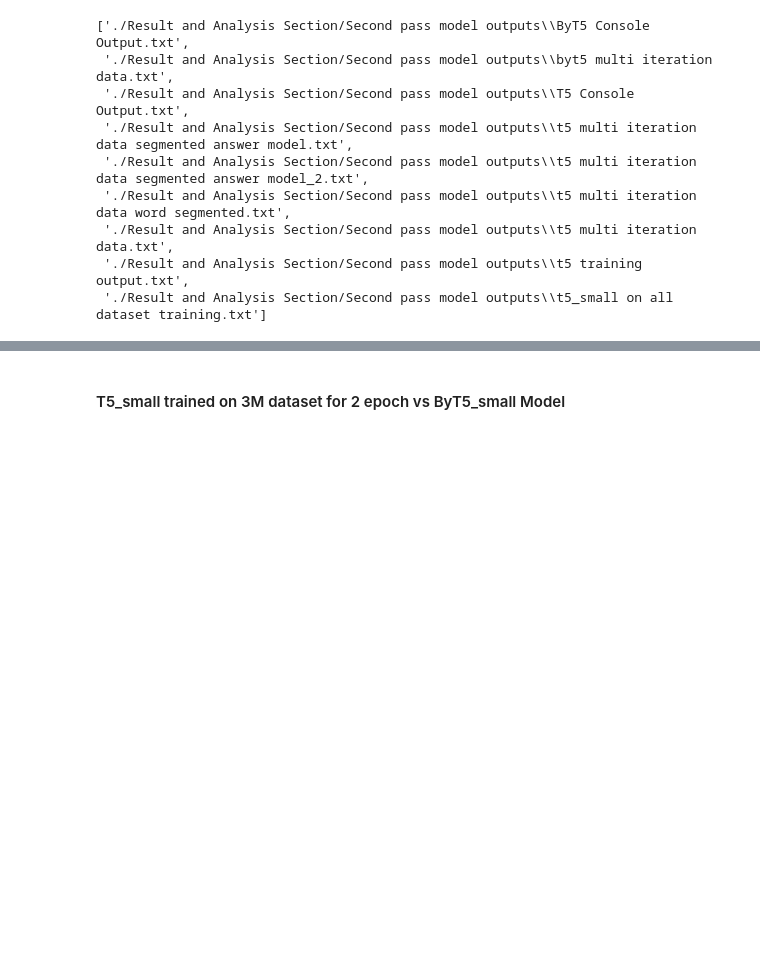
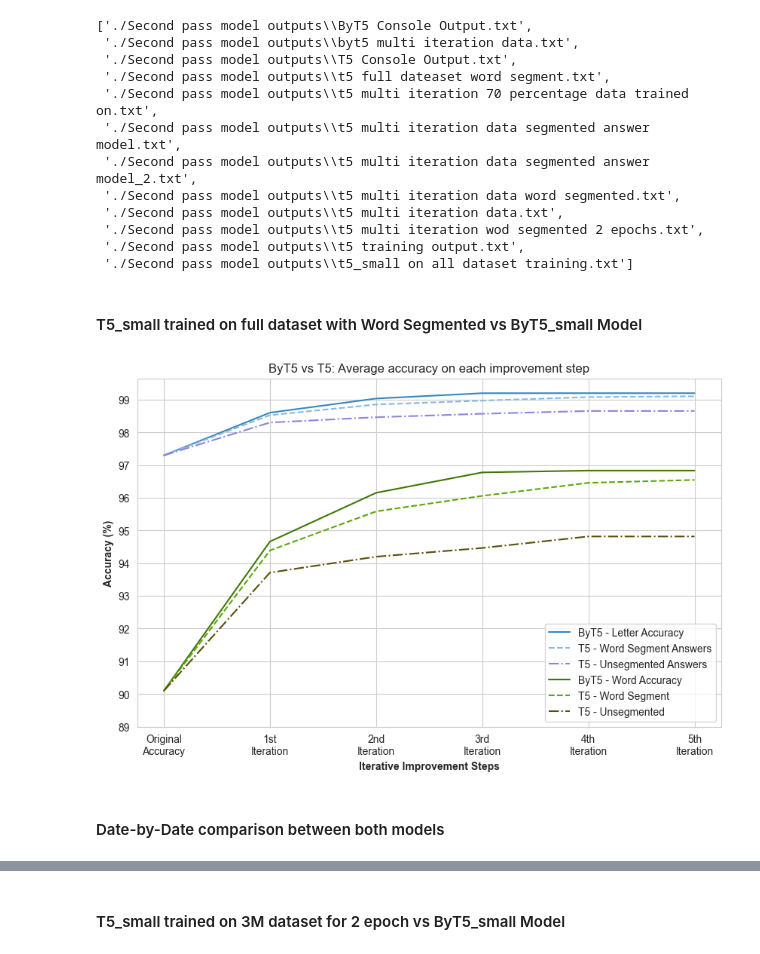
Before and after one commit to kaledai069/Crossword-Solver, a Jupyter notebook: Result and Analysis Section/Second pass model output graphical analysis.ipynb, the cells around one changed output, grey strips where cells are left out. Cells and saved outputs as stored; diff of their text form; code cells hidden in the pictures; blank space fills up the shorter version.

Commit message:
daily analysis and result report

```diff
--- a/Result and Analysis Section/Second pass model output graphical analysis.ipynb
+++ b/Result and Analysis Section/Second pass model output graphical analysis.ipynb
@@ -12,15 +12,18 @@ os.chdir(r"C:\Users\parzi\OneDrive - Tribhuvan University\Desktop\Major Project\
 # %%
-glob.glob('./Result and Analysis Section/Second pass model outputs/*.txt')
+glob.glob('./Second pass model outputs/*.txt')
 # %% [output]
-['./Result and Analysis Section/Second pass model outputs\\ByT5 Console Output.txt',
- './Result and Analysis Section/Second pass model outputs\\byt5 multi iteration data.txt',
- './Result and Analysis Section/Second pass model outputs\\T5 Console Output.txt',
- './Result and Analysis Section/Second pass model outputs\\t5 multi iteration data segmented answer model.txt',
- './Result and Analysis Section/Second pass model outputs\\t5 multi iteration data segmented answer model_2.txt',
- './Result and Analysis Section/Second pass model outputs\\t5 multi iteration data word segmented.txt',
- './Result and Analysis Section/Second pass model outputs\\t5 multi iteration data.txt',
- './Result and Analysis Section/Second pass model outputs\\t5 training output.txt',
- './Result and Analysis Section/Second pass model outputs\\t5_small on all dataset training.txt']
+['./Second pass model outputs\\ByT5 Console Output.txt',
+ './Second pass model outputs\\byt5 multi iteration data.txt',
+ './Second pass model outputs\\T5 Console Output.txt',
+ './Second pass model outputs\\t5 full dateaset word segment.txt',
+ './Second pass model outputs\\t5 multi iteration 70 percentage data trained on.txt',
+ './Second pass model outputs\\t5 multi iteration data segmented answer model.txt',
+ './Second pass model outputs\\t5 multi iteration data segmented answer model_2.txt',
+ './Second pass model outputs\\t5 multi iteration data word segmented.txt',
+ './Second pass model outputs\\t5 multi iteration data.txt',
+ './Second pass model outputs\\t5 multi iteration wod segmented 2 epochs.txt',
+ './Second pass model outputs\\t5 training output.txt',
+ './Second pass model outputs\\t5_small on all dataset training.txt']
 # %%
 def extract_float(input_string):
     pattern = r"\d+\.\d+"
@@ -61,11 +64,19 @@ def get_mean_data(F_NAME):
         if len(value['Letter II']) > max_length:
             max_length = len(value['Letter II'])
 
+    # cause the maximum with the ByT5 is 5 so
+#     max_length = 5
+
     # extending all the letter and word accuracy float values to the maxm length
     for key, value in data_dict.items():
         if len(value['Letter II']) < max_length:
-            last_lett_accu = value['Letter II'][-1]
-            last_word_accu = value['Word II'][-1]
+            if len(value['Letter II']) == 0:
+                last_lett_accu = value['Before Letter Accuracy']
+                last_word_accu = value['Before Word Accuracy']
+            else:
+                last_lett_accu = value['Letter II'][-1]
+                last_word_accu = value['Word II'][-1]
+
             for i in range(max_length - len(value['Letter II'])):
                 data_dict[key]['Letter II'].append(last_lett_accu)
                 data_dict[key]['Word II'].append(last_word_accu)
@@ -87,4 +98,37 @@ def get_mean_data(F_NAME):
     avg_letter_accu = np.mean(all_letter_accu, axis = 0)
     avg_word_accu = np.mean(all_word_accu, axis = 0)
 
-    return avg_letter_accu, avg_word_accu
+    return avg_letter_accu, avg_word_accu, data_dict
+# %% [markdown]
+#### T5_small trained on full dataset with Word Segmented vs ByT5_small Model
+# %%
+byt5_letter_list, byt5_word_list, _ = get_mean_data("./Second pass model outputs/byt5 multi iteration data.txt")
+t5_letter_list, t5_word_list, _ = get_mean_data("./Second pass model outputs/t5 multi iteration wod segmented 2 epochs.txt")
+t5_letter_list_1, t5_word_list_1, _ = get_mean_data("./Second pass model outputs/t5 multi iteration data.txt")
+# %%
+# BYT5 graphical analysis on the iterative improvement steps
+sns.set_style('whitegrid')
+plt.figure(figsize = (10, 6))
+
+plt.plot(byt5_letter_list, label = 'ByT5 - Letter Accuracy', color = (56/255, 135/255, 190/255))
+plt.plot(t5_letter_list[:6], label = 'T5 - Word Segment Answers', linestyle = '--', color = (137/255, 185/255, 220/255))
+plt.plot(t5_letter_list_1, label = 'T5 - Unsegmented Answers', linestyle = '-.', color = (137/255, 135/255, 220/255))
+
+
+plt.plot(byt5_word_list, label = 'ByT5 - Word Accuracy', color = (64/255, 120/255, 7/255))
+plt.plot(t5_word_list[:6], label = 'T5 - Word Segment', linestyle = '--', color = (89/255, 169/255, 10/255))
+plt.plot(t5_word_list_1, label = 'T5 - Unsegmented', linestyle = '-.', color = (89/255, 79/255, 10/255))
+plt.legend(loc = 'best')
+
+custom_xticks = ['Original\nAccuracy', '1st\nIteration', '2nd\nIteration', '3rd\nIteration', '4th\nIteration', '5th\nIteration']
+plt.xticks(range(len(custom_xticks)), custom_xticks)
+plt.yticks(np.arange(89, 100, 1))
+plt.xlabel("Iterative Improvement Steps", font = {'weight':'bold'})
+plt.ylabel("Accuracy (%)", font = {'weight':'bold'})
+plt.title("ByT5 vs T5: Average accuracy on each improvement step", font = {'weight': 'bold', 'size': })
+plt.savefig('./iterative stand.png', dpi = 360, bbox_inches = 'tight')
+plt.show()
+# %% [output]
+[figure, added]
+# %% [markdown]
+#### Date-by-Date comparison between both models
```
Also changed, not shown: parts of 14 cells of this notebook, 4 other files.
